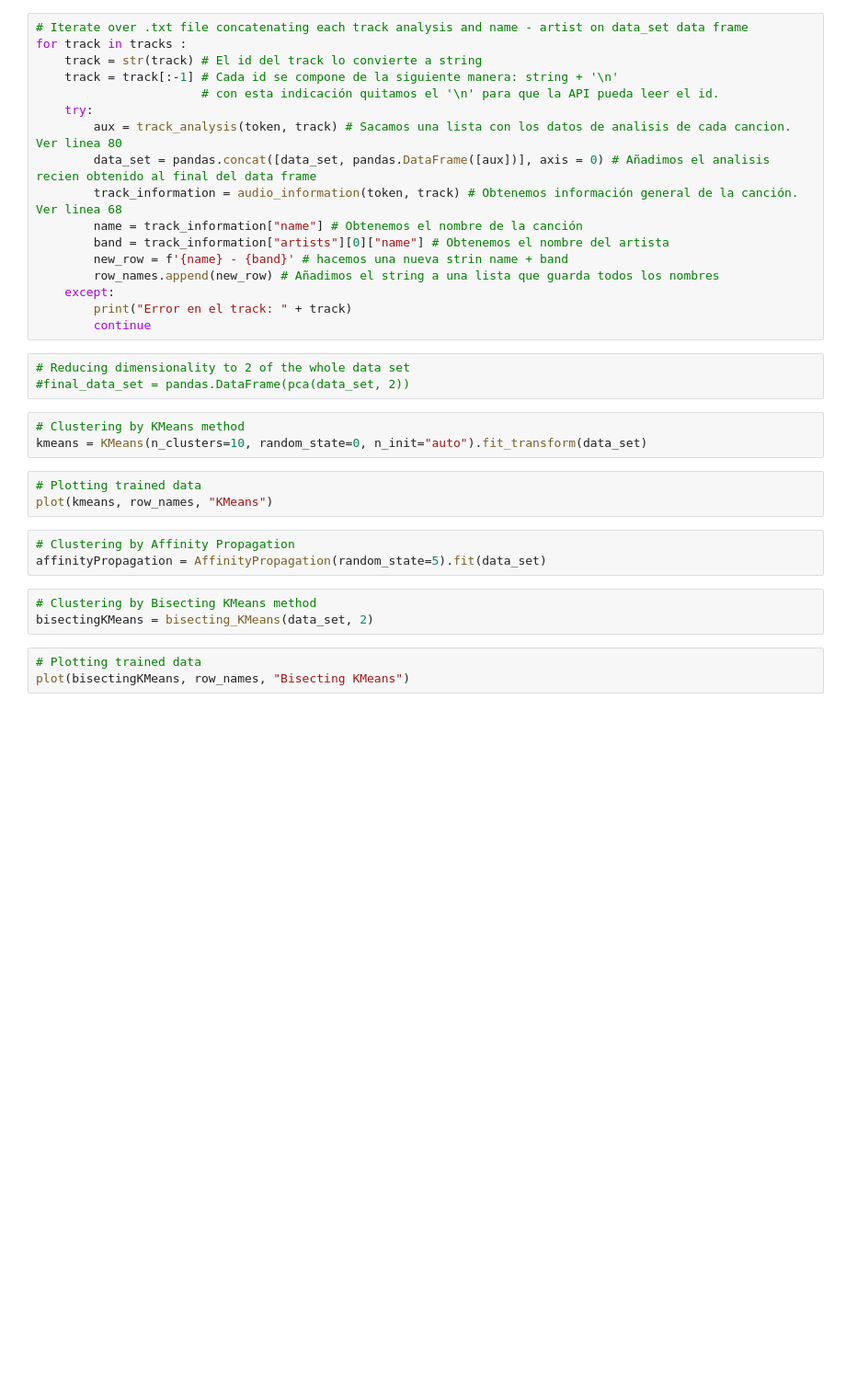
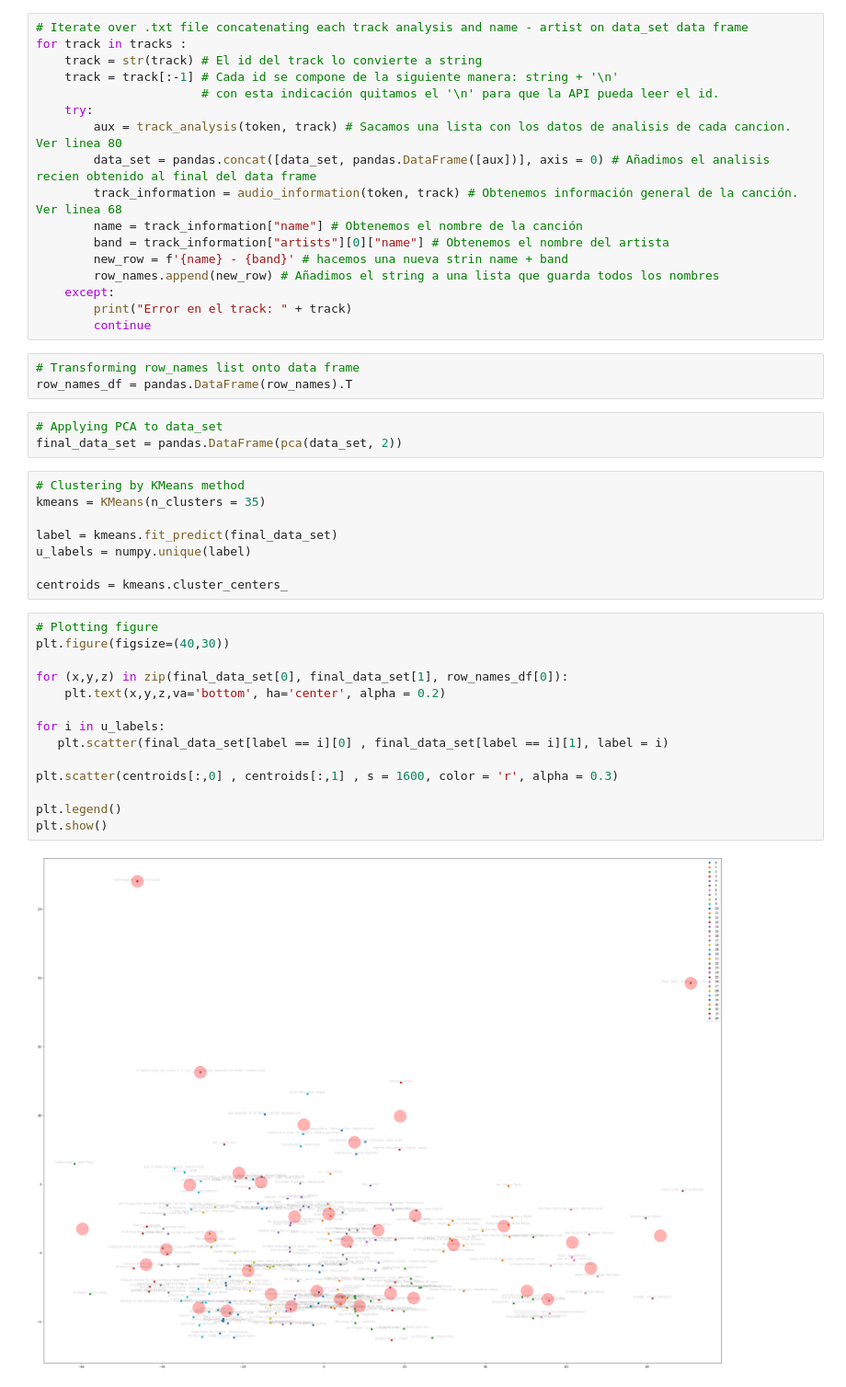
Before and after one commit to IvanGomez37/Spotify-clusterization, a Jupyter notebook: Spotify.ipynb, the cells around one changed output. Shown: that part at 92% size. Drawn from its saved outputs; the diff is of its cells as text; blank space fills up the shorter version.

Commit message:
Tunning plotting and trash elimination

```diff
--- a/Spotify.ipynb
+++ b/Spotify.ipynb
@@ -188,21 +130,33 @@ for track in tracks :
     except:
         print("Error en el track: " + track)
         continue
+# %%
+# Transforming row_names list onto data frame
+row_names_df = pandas.DataFrame(row_names).T
 # %%
-# Reducing dimensionality to 2 of the whole data set
-#final_data_set = pandas.DataFrame(pca(data_set, 2))
+# Applying PCA to data_set
+final_data_set = pandas.DataFrame(pca(data_set, 2))
 # %%
 # Clustering by KMeans method
-kmeans = KMeans(n_clusters=10, random_state=0, n_init="auto").fit_transform(data_set)
+kmeans = KMeans(n_clusters = 35)
+
+label = kmeans.fit_predict(final_data_set)
+u_labels = numpy.unique(label)
+
+centroids = kmeans.cluster_centers_
-# %%
-# Plotting trained data
-plot(kmeans, row_names, "KMeans")
-# %%
-# Clustering by Affinity Propagation
-affinityPropagation = AffinityPropagation(random_state=5).fit(data_set)
-# %%
-# Clustering by Bisecting KMeans method
-bisectingKMeans = bisecting_KMeans(data_set, 2)
-# %%
-# Plotting trained data
-plot(bisectingKMeans, row_names, "Bisecting KMeans")
+# %%
+# Plotting figure
+plt.figure(figsize=(40,30))
+
+for (x,y,z) in zip(final_data_set[0], final_data_set[1], row_names_df[0]):
+    plt.text(x,y,z,va='bottom', ha='center', alpha = 0.2)
+
+for i in u_labels:
+   plt.scatter(final_data_set[label == i][0] , final_data_set[label == i][1], label = i)
+
+plt.scatter(centroids[:,0] , centroids[:,1] , s = 1600, color = 'r', alpha = 0.3)
+
+plt.legend()
+plt.show()
+# %% [output]
+[figure, added]
```
Also changed, not shown: parts of 6 cells of this notebook, 3 other files.
